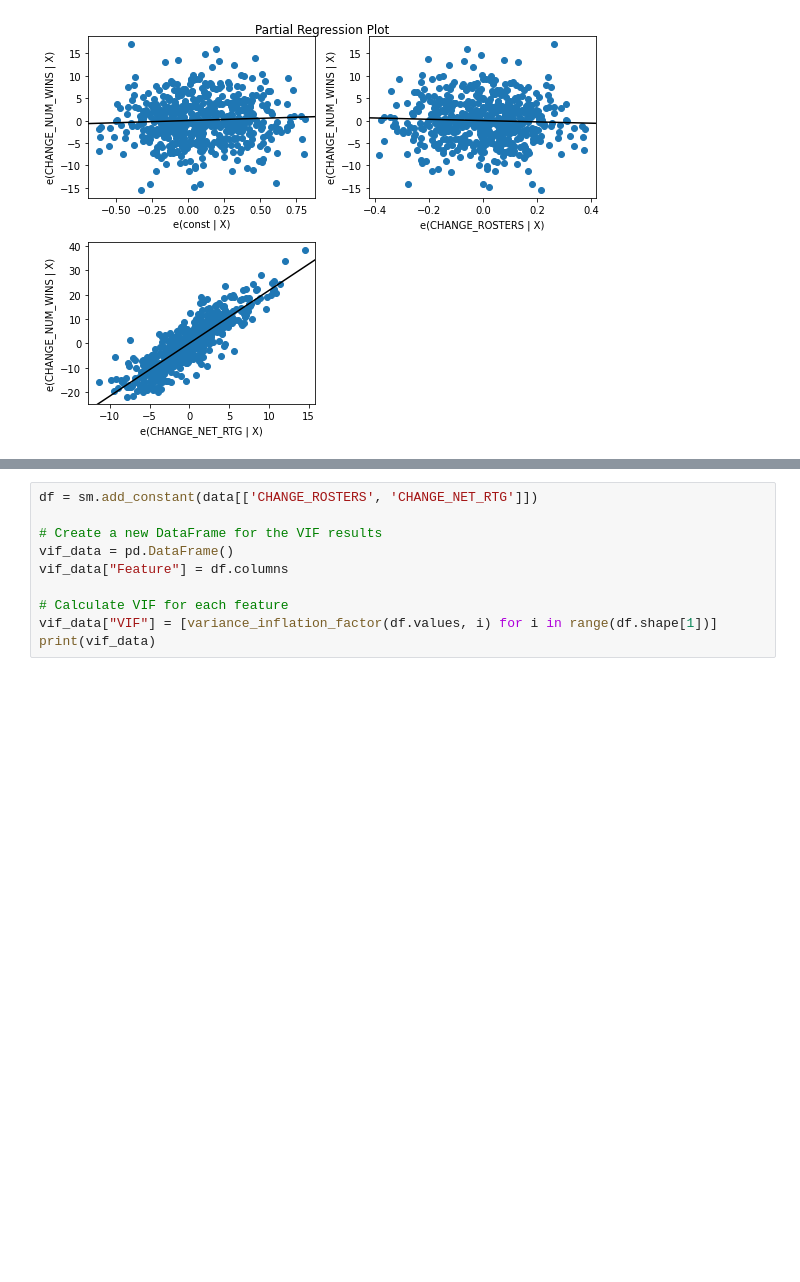
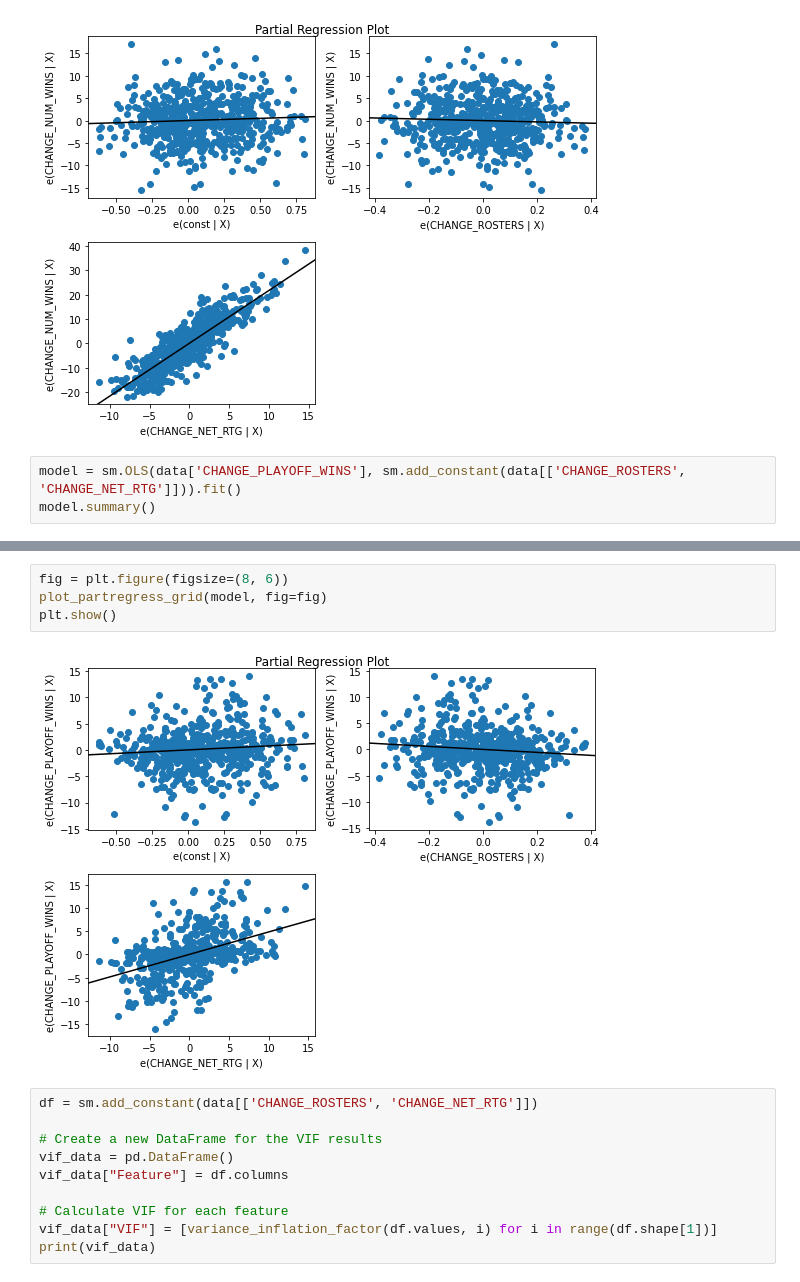
Before and after one commit to nehal-chigurupati/RosterChanges, a Jupyter notebook: regressions.ipynb, the cells around one changed output, grey strips where cells are left out. Cells and saved outputs as stored; diff of their text form; blank space fills up the shorter version.

Commit message:
Add playoff win count analysis

```diff
--- a/regressions.ipynb
+++ b/regressions.ipynb
@@ -46,3 +46,6 @@ plot_partregress_grid(model, fig=fig)
 plt.show()
 # %% [output]
 [figure]
+# %%
+model = sm.OLS(data['CHANGE_PLAYOFF_WINS'], sm.add_constant(data[['CHANGE_ROSTERS', 'CHANGE_NET_RTG']])).fit()
+model.summary()
@@ -49,3 +73,9 @@ plt.show()
+# %%
+fig = plt.figure(figsize=(8, 6))
+plot_partregress_grid(model, fig=fig)
+plt.show()
+# %% [output]
+[figure, added]
 # %%
 df = sm.add_constant(data[['CHANGE_ROSTERS', 'CHANGE_NET_RTG']])
 
```
Also changed, not shown: parts of 2 cells of this notebook, 8 other files.
